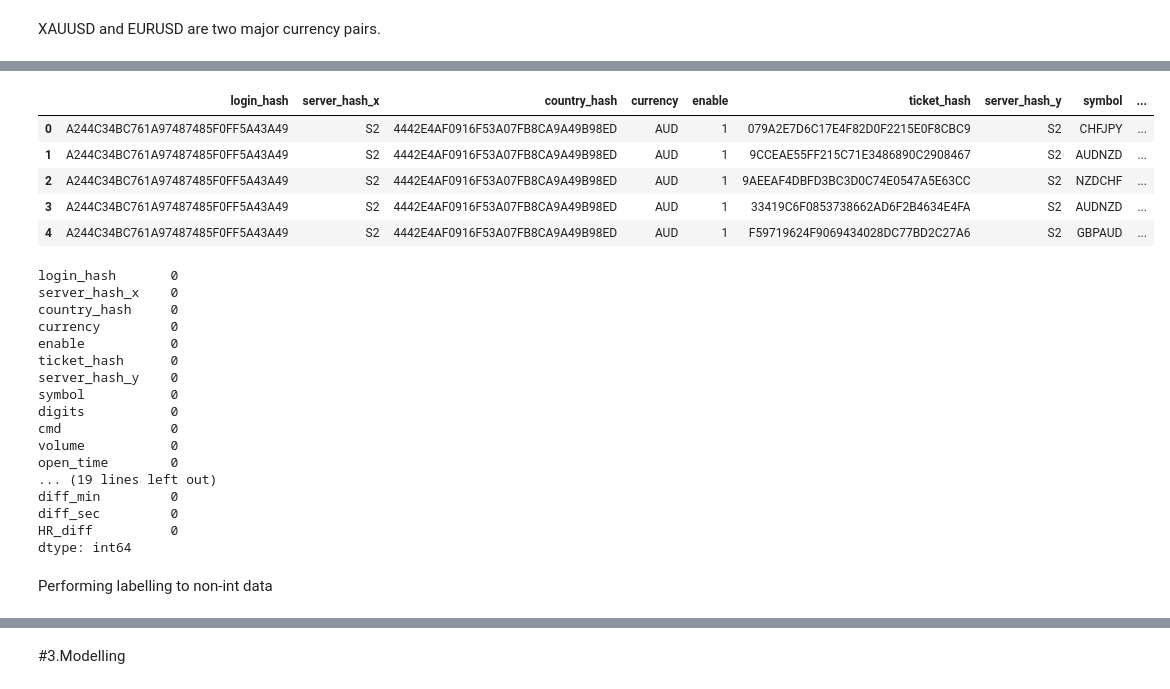
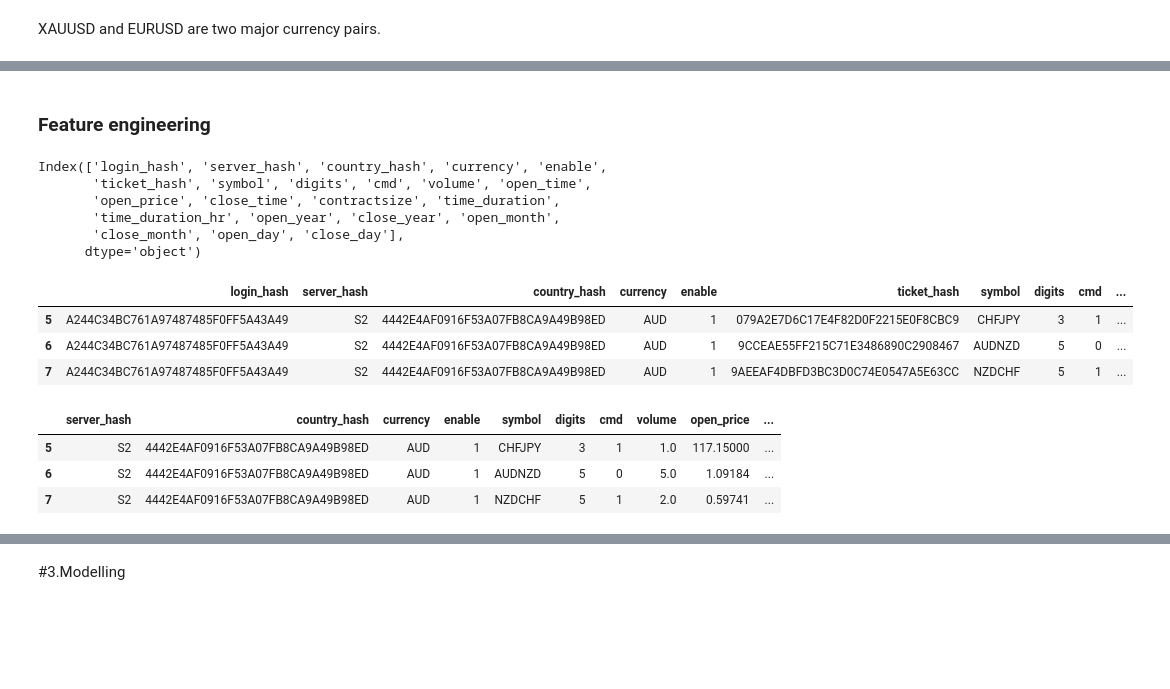
Before and after one commit to GaikwadChinmay/Trade-Markets-Analytics, a Jupyter notebook: Trade_markets.ipynb, the cells around one changed output, grey strips where cells are left out. Cells and saved outputs as stored; diff of their text form; code cells hidden in the pictures; blank space fills up the shorter version.

```diff
--- a/Trade_markets.ipynb
+++ b/Trade_markets.ipynb
@@ -262,5 +215,5 @@ trades['close_sec'] = trades['close_time'].dt.second
 # %%
-df = pd.merge(users, trades, how='inner', on=['login_hash','server_hash'])
+df = pd.merge(users, trades, how='left', on=['login_hash','server_hash'])
 # %%
 df.shape
 # %% [output]
@@ -270,8 +220,0 @@ df.shape
-# %%
-df['diff_year'] = df['close_year'] - df['open_year']
-df['diff_month'] = df['open_month'] - df['close_month']
-df['diff_day'] = df['open_day'] - df['close_day']
-df['diff_hr'] = df['open_hr'] - df['close_hr']
-df['diff_min'] = df['open_min'] - df['close_min']
-df['diff_sec'] = df['open_sec'] - df['close_sec']
-df['HR_diff'] = df['diff_sec']/3600 + df['diff_min']/60 + df['diff_hr']
@@ -278,9 +239,36 @@ df['HR_diff'] = df['diff_sec']/3600 + df['diff_min']/60 + df['diff_hr']
+# %%
+# Percentage of null values is low
+df.dropna(axis=0,inplace=True)
+# %% [markdown]
+### Feature engineering
+# %%
+df['time_duration'] = df['close_time']-df['open_time']
+df['time_duration_hr'] = df['time_duration'].astype('timedelta64[h]')
+
+df['open_year'] = df['open_time'].dt.year
+df['close_year'] = df['close_time'].dt.year
+df['open_month'] = df['open_time'].dt.month
+df['close_month'] = df['close_time'].dt.month
+df['open_day'] = df['open_time'].dt.day
+df['close_day'] = df['close_time'].dt.day
+
+df['cmd'] = df['cmd'].astype(int)
+df['digits'] = df['digits'].astype(int)
+df['open_year'] = df['open_year'].astype(np.object)
+df['close_year'] = df['close_year'].astype(np.object)
+# %%
+df.columns
+# %% [output]
+Index(['login_hash', 'server_hash', 'country_hash', 'currency', 'enable',
+       'ticket_hash', 'symbol', 'digits', 'cmd', 'volume', 'open_time',
+       'open_price', 'close_time', 'contractsize', 'time_duration',
+       'time_duration_hr', 'open_year', 'close_year', 'open_month',
+       'close_month', 'open_day', 'close_day'],
+      dtype='object')
 # %%
-df.head()
+df.head(3)
 # %% [output]
-|  | login_hash | server_hash_x | country_hash | currency | enable | ticket_hash | server_hash_y | symbol | ... |
-| 0 | A244C34BC761A97487485F0FF5A43A49 | S2 | 4442E4AF0916F53A07FB8CA9A49B98ED | AUD | 1 | 079A2E7D6C17E4F82D0F2215E0F8CBC9 | S2 | CHFJPY | ... |
-| 1 | A244C34BC761A97487485F0FF5A43A49 | S2 | 4442E4AF0916F53A07FB8CA9A49B98ED | AUD | 1 | 9CCEAE55FF215C71E3486890C2908467 | S2 | AUDNZD | ... |
-| 2 | A244C34BC761A97487485F0FF5A43A49 | S2 | 4442E4AF0916F53A07FB8CA9A49B98ED | AUD | 1 | 9AEEAF4DBFD3BC3D0C74E0547A5E63CC | S2 | NZDCHF | ... |
-| 3 | A244C34BC761A97487485F0FF5A43A49 | S2 | 4442E4AF0916F53A07FB8CA9A49B98ED | AUD | 1 | 33419C6F0853738662AD6F2B4634E4FA | S2 | AUDNZD | ... |
-| 4 | A244C34BC761A97487485F0FF5A43A49 | S2 | 4442E4AF0916F53A07FB8CA9A49B98ED | AUD | 1 | F59719624F9069434028DC77BD2C27A6 | S2 | GBPAUD | ... |
+|  | login_hash | server_hash | country_hash | currency | enable | ticket_hash | symbol | digits | cmd | ... |
+| 5 | A244C34BC761A97487485F0FF5A43A49 | S2 | 4442E4AF0916F53A07FB8CA9A49B98ED | AUD | 1 | 079A2E7D6C17E4F82D0F2215E0F8CBC9 | CHFJPY | 3 | 1 | ... |
+| 6 | A244C34BC761A97487485F0FF5A43A49 | S2 | 4442E4AF0916F53A07FB8CA9A49B98ED | AUD | 1 | 9CCEAE55FF215C71E3486890C2908467 | AUDNZD | 5 | 0 | ... |
+| 7 | A244C34BC761A97487485F0FF5A43A49 | S2 | 4442E4AF0916F53A07FB8CA9A49B98ED | AUD | 1 | 9AEEAF4DBFD3BC3D0C74E0547A5E63CC | NZDCHF | 5 | 1 | ... |
@@ -289,22 +274,0 @@ df_train = df.copy()
-# %%
-df_train.isna().sum()
-# %% [output]
-login_hash       0
-server_hash_x    0
-country_hash     0
-currency         0
-enable           0
-ticket_hash      0
-server_hash_y    0
-symbol           0
-digits           0
-cmd              0
-volume           0
-open_time        0
-... (19 lines left out)
-diff_min         0
-diff_sec         0
-HR_diff          0
-dtype: int64
-# %% [markdown]
-Performing labelling to non-int data
@@ -311,3 +281,10 @@ Performing labelling to non-int data
+# %%
+df_train.head(3)
+# %% [output]
+|  | server_hash | country_hash | currency | enable | symbol | digits | cmd | volume | open_price | ... |
+| 5 | S2 | 4442E4AF0916F53A07FB8CA9A49B98ED | AUD | 1 | CHFJPY | 3 | 1 | 1.0 | 117.15000 | ... |
+| 6 | S2 | 4442E4AF0916F53A07FB8CA9A49B98ED | AUD | 1 | AUDNZD | 5 | 0 | 5.0 | 1.09184 | ... |
+| 7 | S2 | 4442E4AF0916F53A07FB8CA9A49B98ED | AUD | 1 | NZDCHF | 5 | 1 | 2.0 | 0.59741 | ... |
 # %%
 df_train.info()
 # %% [output]
```
Also changed, not shown: parts of 57 cells of this notebook.
